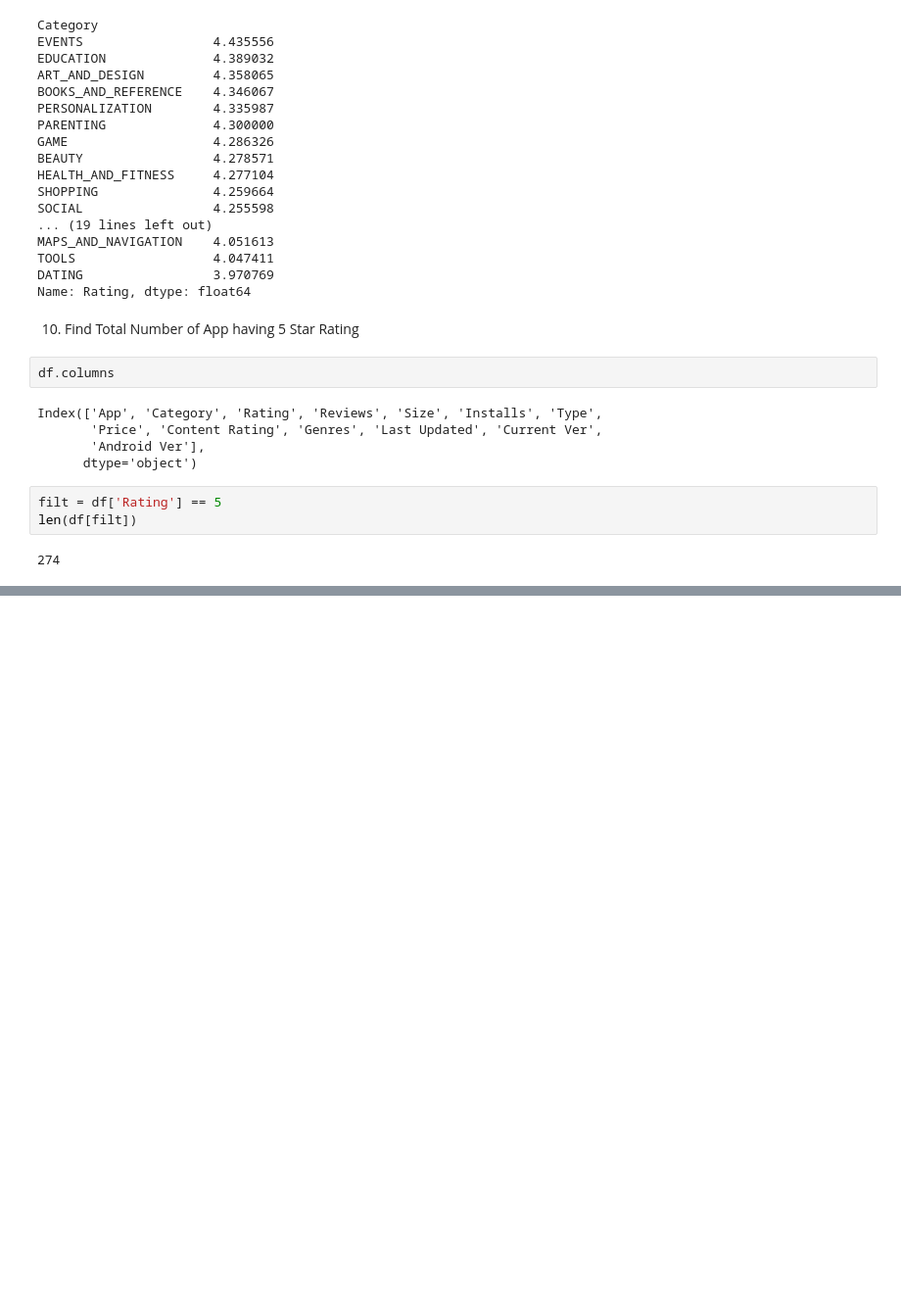
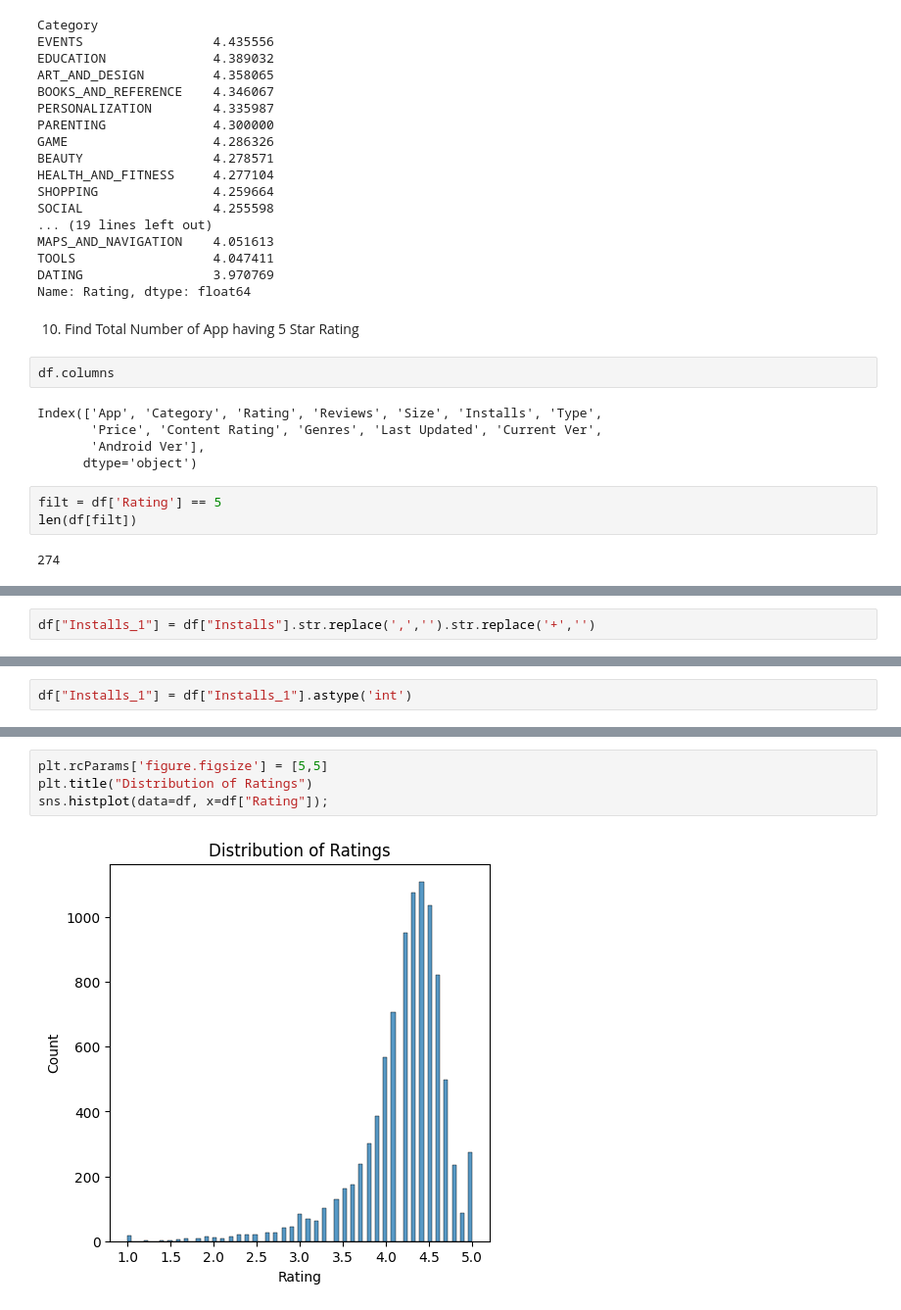
Before and after one commit to MNO-proA/Google-playstore-apps-case-study-Pandas, a Jupyter notebook: Google_playstore_apps_case_study.ipynb, the cells around one changed output, grey strips where cells are left out. Shown at 98% size. Drawn from its saved outputs; the diff is of its cells as text; blank space fills up the shorter version.

```diff
--- a/Google_playstore_apps_case_study.ipynb
+++ b/Google_playstore_apps_case_study.ipynb
@@ -179,0 +272,2 @@ len(df[filt])
+# %%
+df["Installs_1"] = df["Installs"].str.replace(',','').str.replace('+','')
@@ -179,0 +279,2 @@ len(df[filt])
+# %%
+df["Installs_1"] = df["Installs_1"].astype('int')
@@ -179,0 +315,6 @@ len(df[filt])
+# %%
+plt.rcParams['figure.figsize'] = [5,5]
+plt.title("Distribution of Ratings")
+sns.histplot(data=df, x=df["Rating"]);
+# %% [output]
+[figure, added]
```
Also changed, not shown: parts of 24 cells of this notebook.
